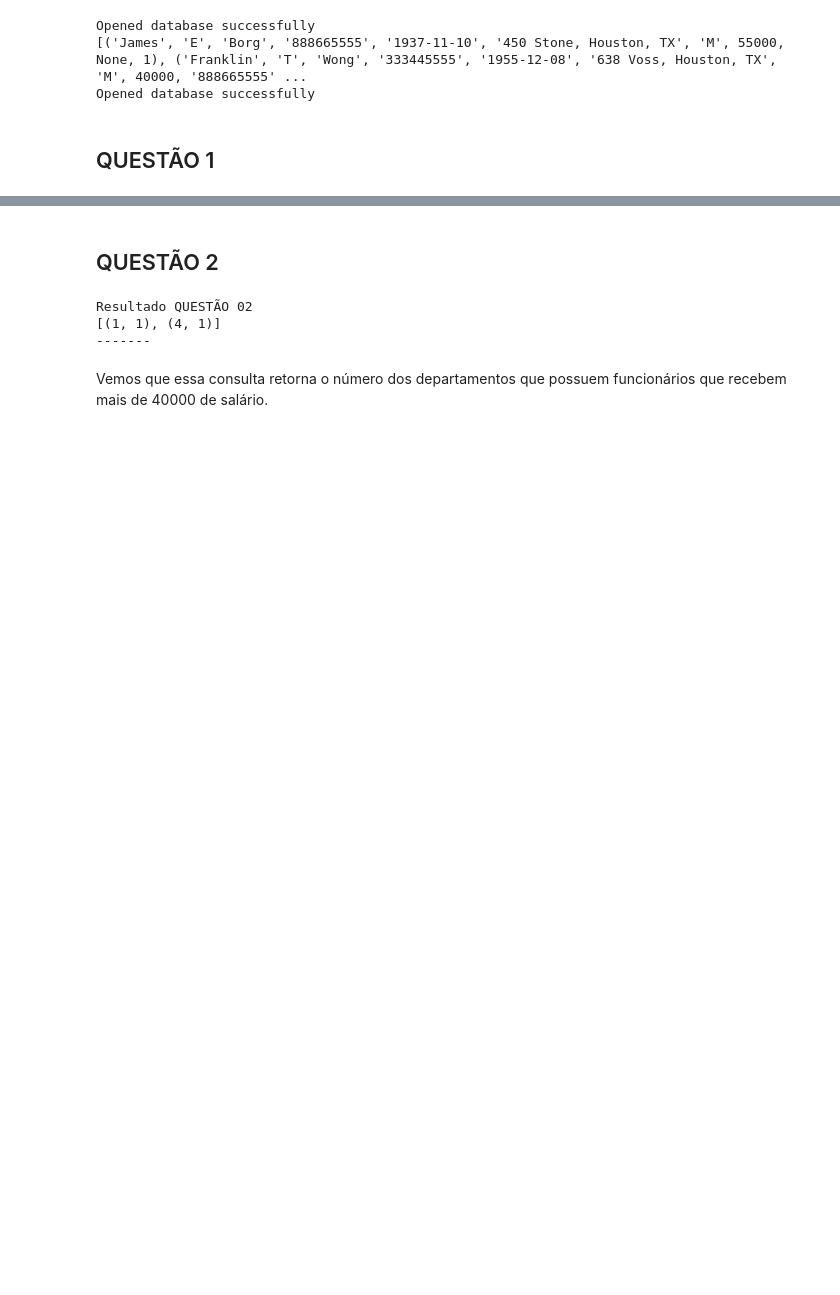
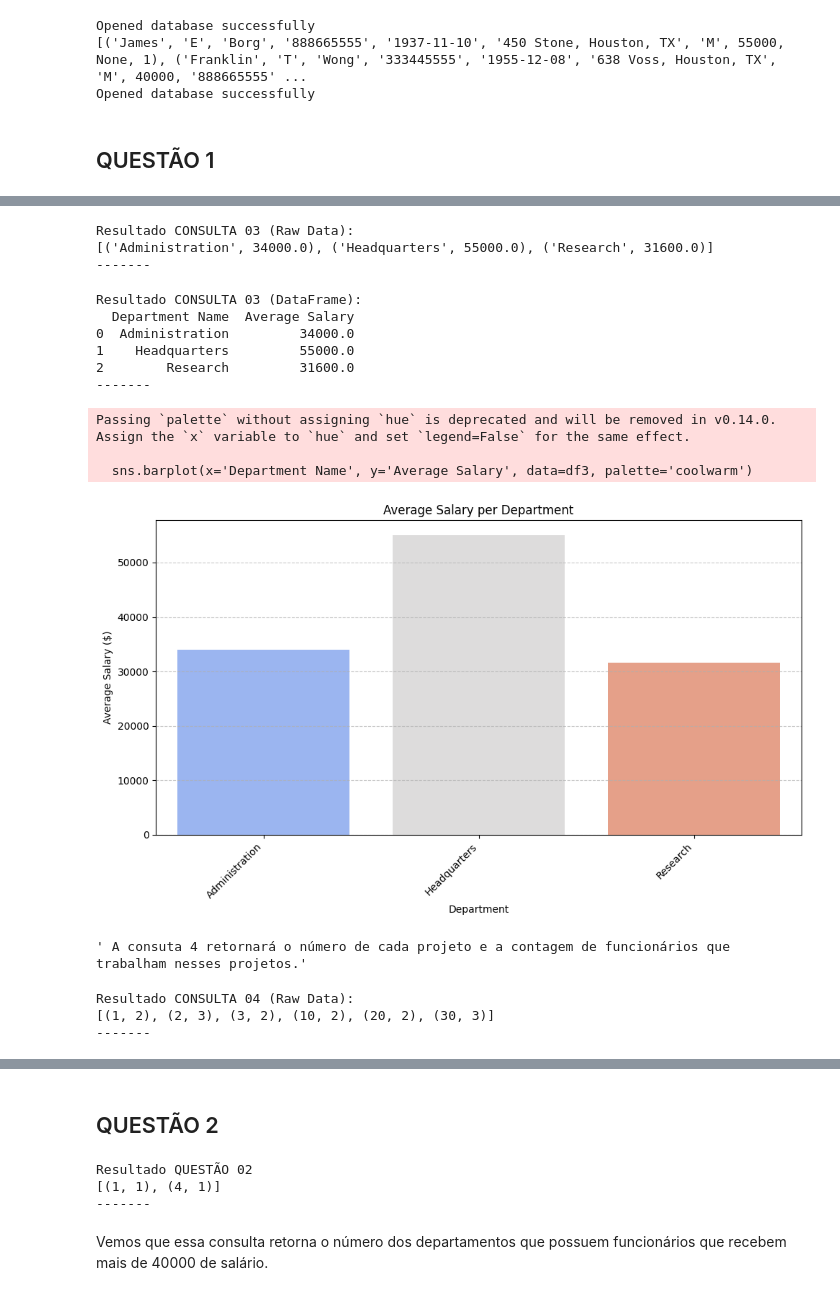
Before and after one commit to RaphaelLeivas/ibd-2025-1, a Jupyter notebook: exercicio SQL/BD_Empregados.ipynb, the cells around one changed output, grey strips where cells are left out. Saved outputs shown, nothing was run; the diff lists cells and outputs as text; code cells hidden in the pictures; blank space fills up the shorter version.

```diff
--- a/exercicio SQL/BD_Empregados.ipynb
+++ b/exercicio SQL/BD_Empregados.ipynb
@@ -80,0 +132,70 @@ Resultado CONSULTA 02
+# %%
+c3 = conn.execute('''
+SELECT D.Dname, AVG(E.Salary)
+FROM DEPARTMENT AS D
+    INNER JOIN EMPLOYEE AS E
+        ON D.Dnumber = E.Dno
+GROUP BY D.Dname
+''')
+print("Resultado CONSULTA 03 (Raw Data):")
+result_1_3 = c3.fetchall()
+print(result_1_3)
+print("-------")
+print('\n')
+# %% [output]
+Resultado CONSULTA 03 (Raw Data):
+[('Administration', 34000.0), ('Headquarters', 55000.0), ('Research', 31600.0)]
+-------
+# %%
+df3 = pd.DataFrame(result_1_3, columns=['Department Name', 'Average Salary'])
+
+print("Resultado CONSULTA 03 (DataFrame):")
+print(df3)
+print("-------")
+print('\n')
+
+if not df3.empty:
+    plt.figure(figsize=(10, 6))
+    sns.barplot(x='Department Name', y='Average Salary', data=df3, palette='coolwarm')
+    plt.title('Average Salary per Department')
+    plt.xlabel('Department')
+    plt.ylabel('Average Salary ($)')
+    plt.xticks(rotation=45, ha='right')
+    plt.grid(axis='y', linestyle='--', alpha=0.7)
+    plt.tight_layout()
+    plt.show()
+else:
+    print("No data for CONSULTA 03 to visualize.")
+# %% [output]
+Resultado CONSULTA 03 (DataFrame):
+  Department Name  Average Salary
+0  Administration         34000.0
+1    Headquarters         55000.0
+2        Research         31600.0
+-------
+Passing `palette` without assigning `hue` is deprecated and will be removed in v0.14.0. Assign the `x` variable to `hue` and set `legend=False` for the same effect.
+
+  sns.barplot(x='Department Name', y='Average Salary', data=df3, palette='coolwarm')
+[figure, added]
+# %%
+""" A consuta 4 retornará o número de cada projeto e a contagem de funcionários que trabalham nesses projetos."""
+# %% [output]
+' A consuta 4 retornará o número de cada projeto e a contagem de funcionários que trabalham nesses projetos.'
+# %%
+c4 = conn.execute('''
+SELECT P.Pnumber, COUNT(WO.Essn)
+FROM PROJECT AS P
+    INNER JOIN WORKS_ON AS WO
+        ON P.Pnumber = WO.Pno
+GROUP BY P.Pnumber
+''')
+print("Resultado CONSULTA 04 (Raw Data):")
+results_1_4 = c4.fetchall()
+
+print(results_1_4)
+print("-------")
+print('\n')
+# %% [output]
+Resultado CONSULTA 04 (Raw Data):
+[(1, 2), (2, 3), (3, 2), (10, 2), (20, 2), (30, 3)]
+-------
```
Also changed, not shown: parts of 16 cells of this notebook, 2 other files.
